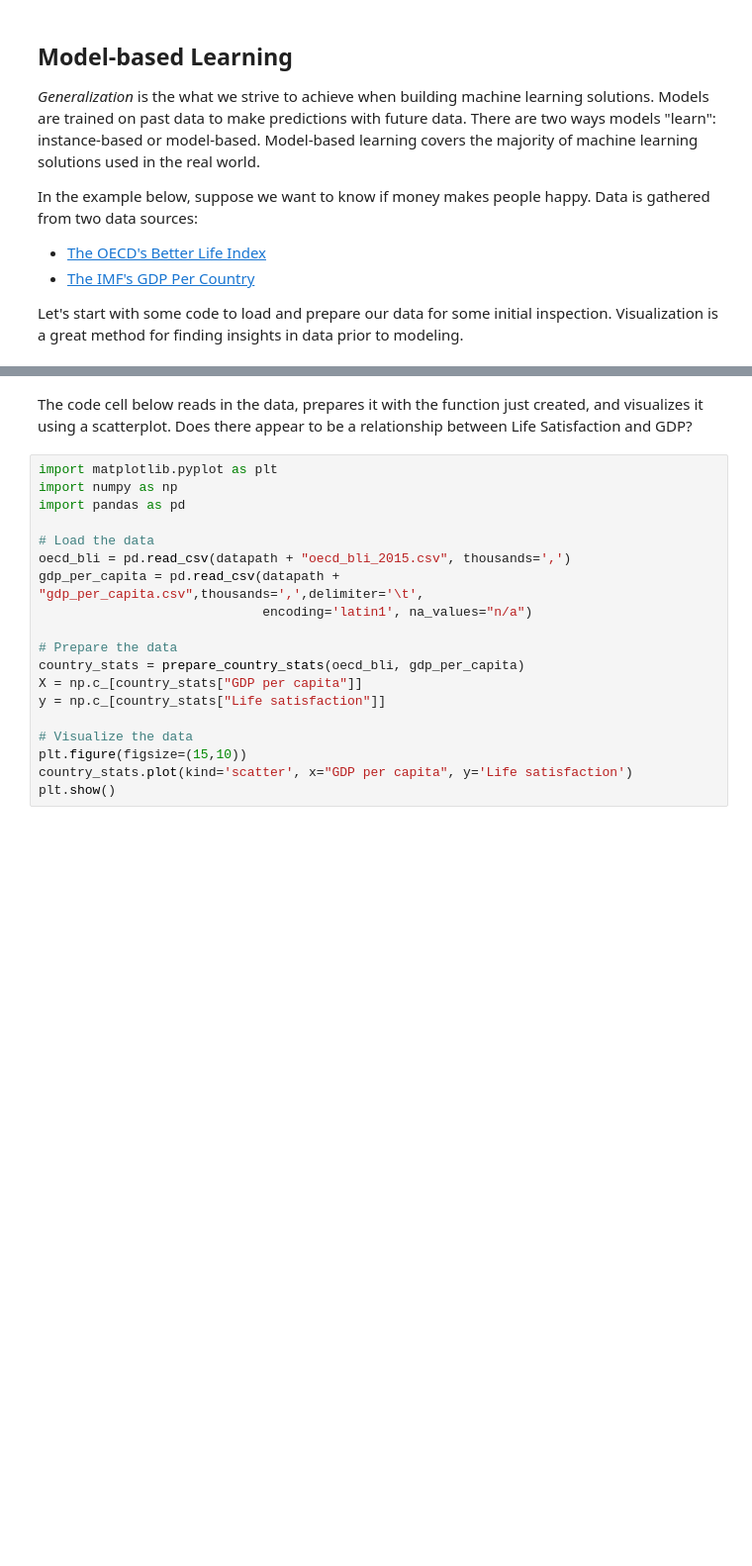
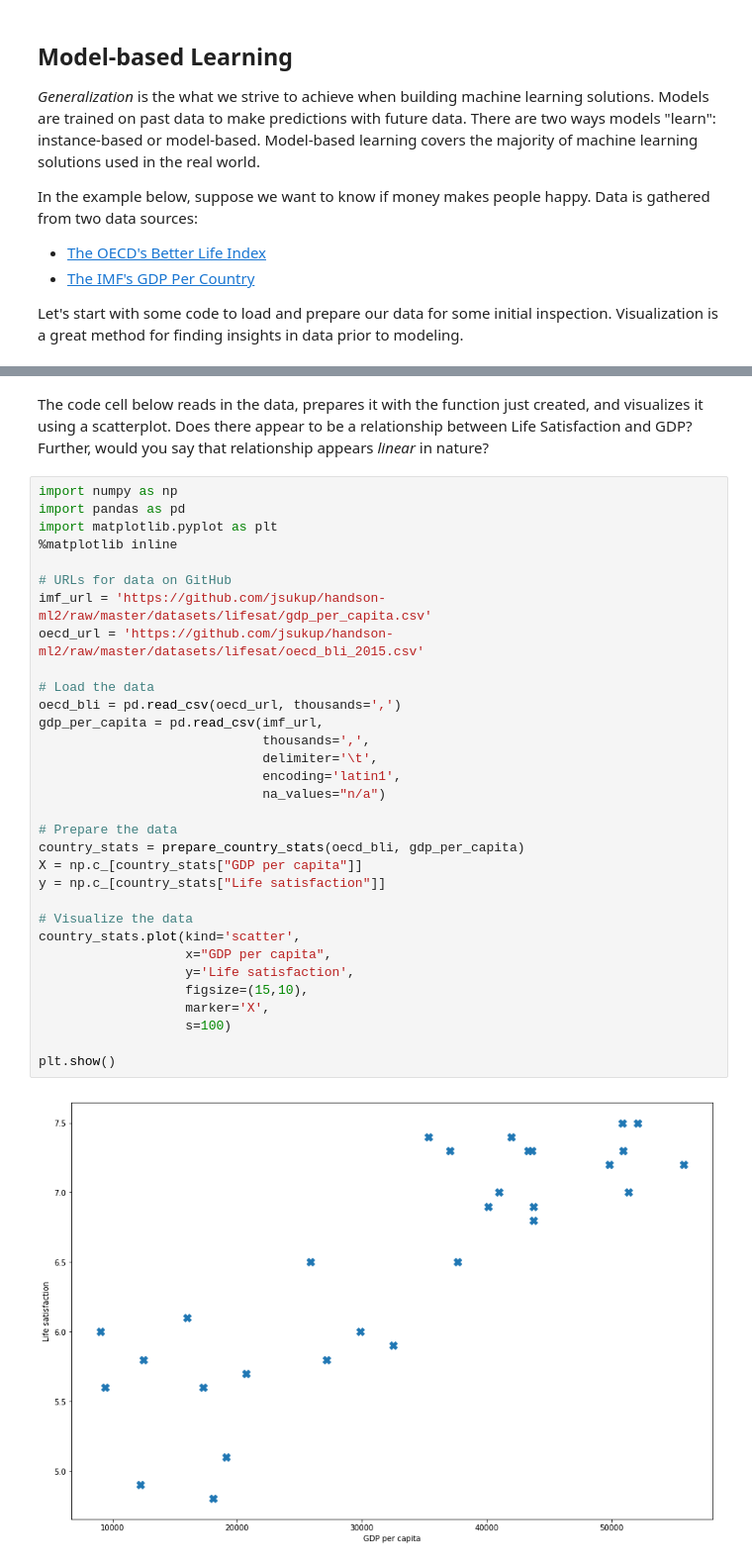
Before and after one commit to jsukup/handson-ml2, a Jupyter notebook: ML Fundamentals Labs/Model-based Learning.ipynb, the cells around one changed output, grey strips where cells are left out. Shown: that part at 99% size. Cells and saved outputs as stored; diff of their text form; blank space fills up the shorter version.

Commit message:
Final changes made using Colab

```diff
--- a/ML Fundamentals Labs/Model-based Learning.ipynb
+++ b/ML Fundamentals Labs/Model-based Learning.ipynb
@@ -39,23 +34,37 @@ datapath = os.path.join("datasets", "lifesat", "")
 # %% [markdown]
- The code cell below reads in the data, prepares it with the function just created, and visualizes it using a scatterplot.
- Does there appear to be a relationship between Life Satisfaction and GDP?
+The code cell below reads in the data, prepares it with the function just created, and visualizes it using a scatterplot. Does there appear to be a relationship between Life Satisfaction and GDP? Further, would you say that relationship appears *linear* in nature?
 # %%
-import matplotlib.pyplot as plt
 import numpy as np
 import pandas as pd
+import matplotlib.pyplot as plt
+%matplotlib inline
+
+# URLs for data on GitHub
+imf_url = 'https://github.com/jsukup/handson-ml2/raw/master/datasets/lifesat/gdp_per_capita.csv'
+oecd_url = 'https://github.com/jsukup/handson-ml2/raw/master/datasets/lifesat/oecd_bli_2015.csv'
 
 # Load the data
-oecd_bli = pd.read_csv(datapath + "oecd_bli_2015.csv", thousands=',')
-gdp_per_capita = pd.read_csv(datapath + "gdp_per_capita.csv",thousands=',',delimiter='\t',
-                             encoding='latin1', na_values="n/a")
+oecd_bli = pd.read_csv(oecd_url, thousands=',')
+gdp_per_capita = pd.read_csv(imf_url,
+                             thousands=',',
+                             delimiter='\t',
+                             encoding='latin1',
+                             na_values="n/a")
 
 # Prepare the data
 country_stats = prepare_country_stats(oecd_bli, gdp_per_capita)
 X = np.c_[country_stats["GDP per capita"]]
 y = np.c_[country_stats["Life satisfaction"]]
 
 # Visualize the data
-plt.figure(figsize=(15,10))
-country_stats.plot(kind='scatter', x="GDP per capita", y='Life satisfaction')
+country_stats.plot(kind='scatter',
+                   x="GDP per capita",
+                   y='Life satisfaction',
+                   figsize=(15,10),
+                   marker='X',
+                   s=100)
+
 plt.show()
+# %% [output]
+[figure, added]
 # %% [markdown]
```
Also changed, not shown: parts of 6 cells of this notebook.
